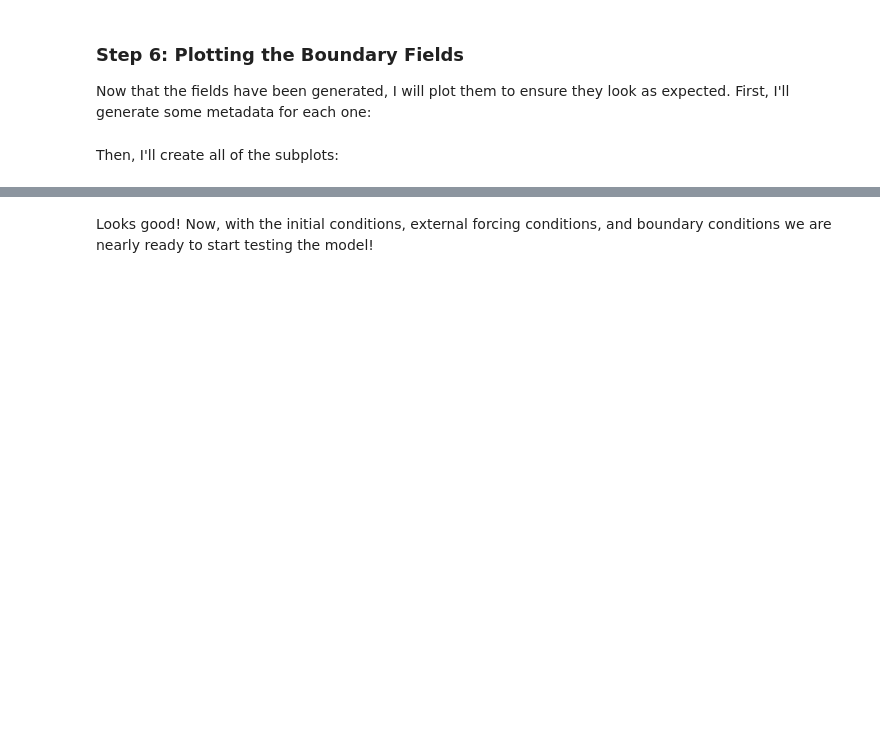
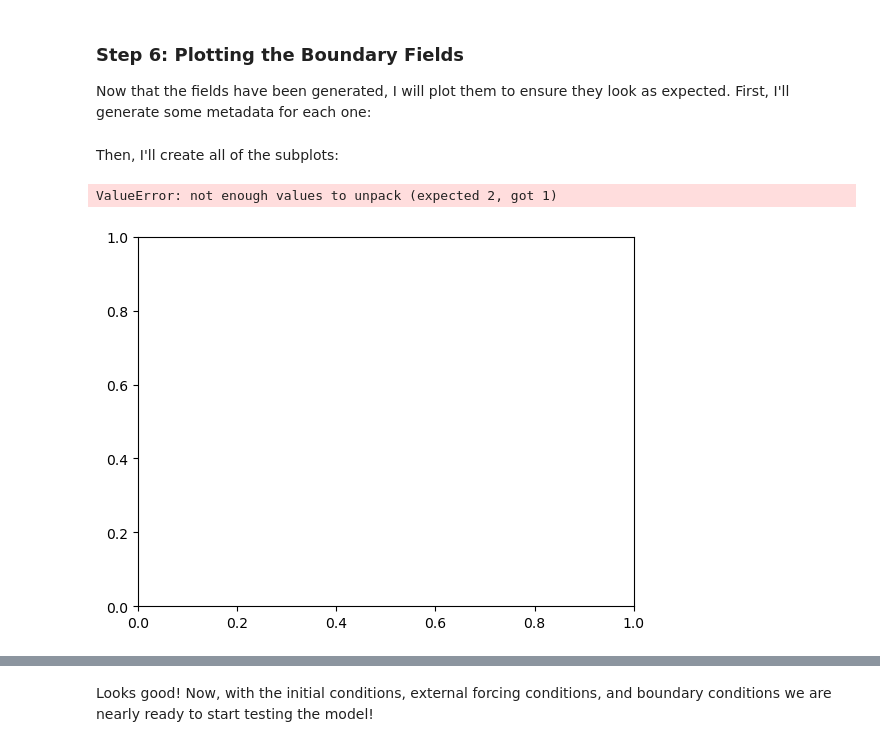
Before and after one commit to EddieNguyen2012/IcebergModeling, a Jupyter notebook: Notebooks/Creating the Model Boundaries.ipynb, the cells around one changed output, grey strips where cells are left out. Saved outputs shown, nothing was run; the diff lists cells and outputs as text; code cells hidden in the pictures; blank space fills up the shorter version.

```diff
--- a/Notebooks/Creating the Model Boundaries.ipynb
+++ b/Notebooks/Creating the Model Boundaries.ipynb
@@ -373,5 +393,11 @@ meta_dict = {'THETA':[-10, 18, 'turbo', 'm'],
 # %% [markdown]
 Then, I'll create all of the subplots:
+# %%
+boundary_grid = np.fromfile(os.path.join(input_dir,'obcs','SIarea'+'_'+'east'+'_1992'),'>f4')
+plt.pcolormesh(XC, YC, boundary_grid )
+# %% [output]
+ValueError: not enough values to unpack (expected 2, got 1)
+[figure, added]
 # %%
 fig = plt.figure(figsize=(12,12))
 
```
Also changed, not shown: parts of 7 cells of this notebook, 2 other files.
